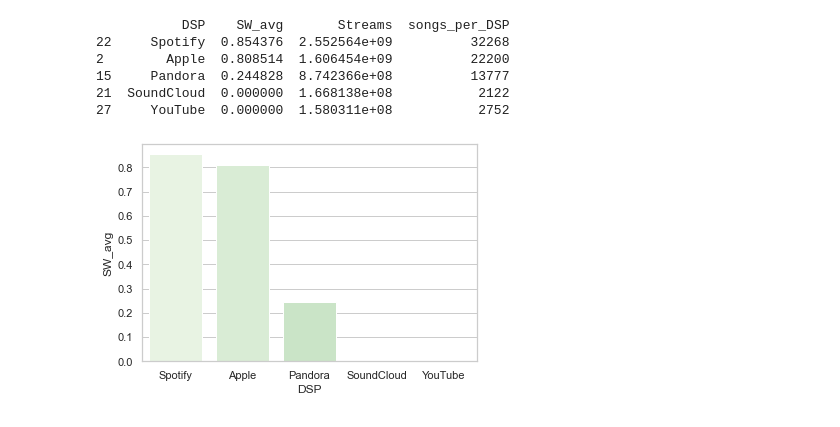
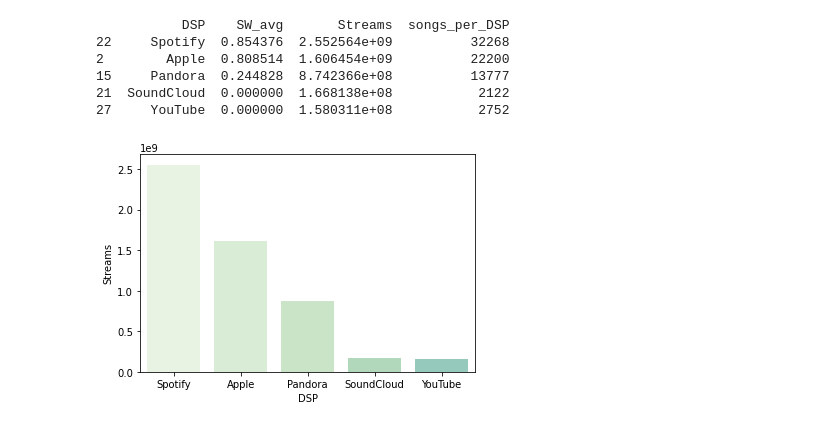
Before and after one commit to NSS-Data-Analytics-Cohort-6/mlc-project-nan-nagini, a Jupyter notebook: notebook/Cui_Weiyi_MLC.ipynb, the cells around one changed output. Cells and saved outputs as stored; diff of their text form; code cells hidden in the pictures.

```diff
--- a/notebook/Cui_Weiyi_MLC.ipynb
+++ b/notebook/Cui_Weiyi_MLC.ipynb
@@ -526,6 +526,6 @@ print(top_5)
 21  SoundCloud  0.000000  1.668138e+08           2122
 27     YouTube  0.000000  1.580311e+08           2752
 # %%
-ax = sns.barplot(x="DSP", y="SW_avg", data=top_5, palette=sns.color_palette("GnBu", 10), order=top_5['DSP'])
+ax = sns.barplot(x="DSP", y="Streams", data=top_5, palette=sns.color_palette("GnBu", 10), order=top_5['DSP'])
 # %% [output]
-[figure, old version]
+[figure, new version]
```
Also changed, not shown: parts of 2 cells of this notebook.
